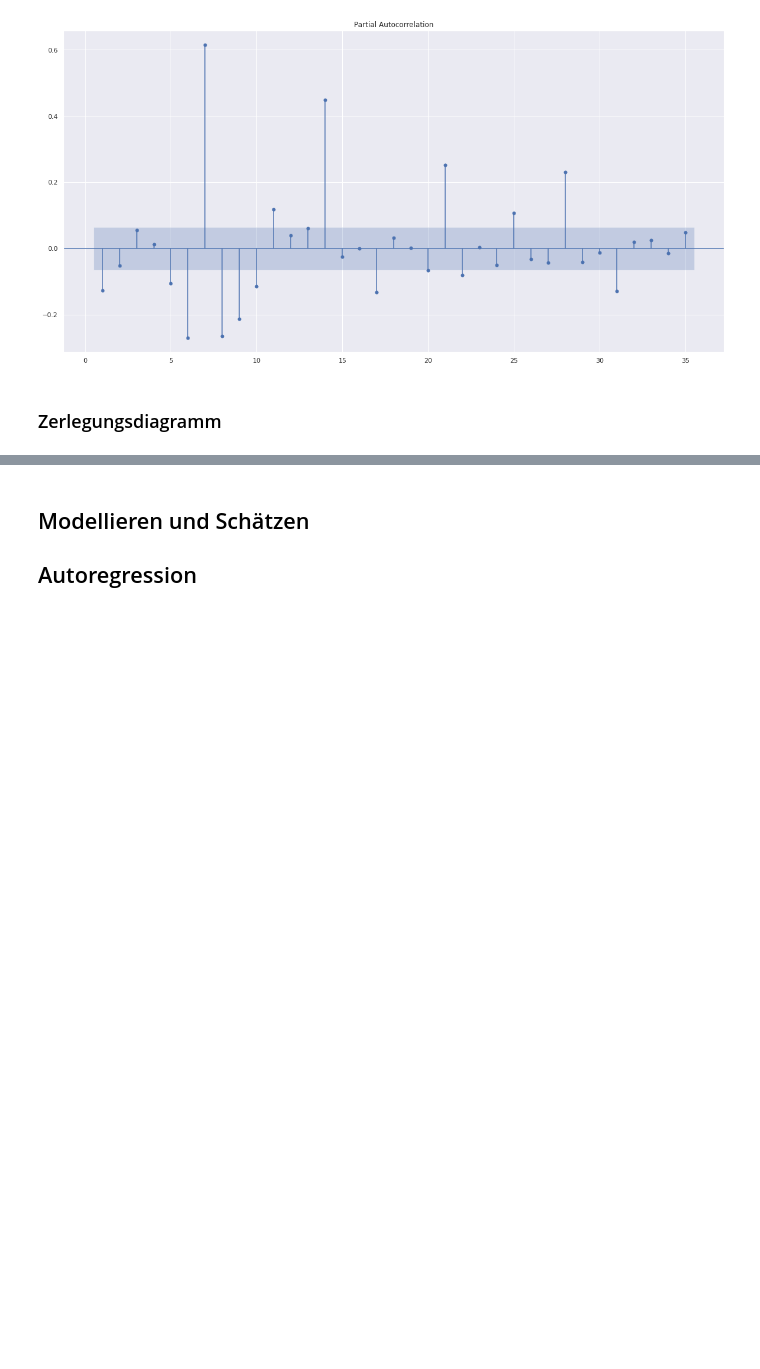
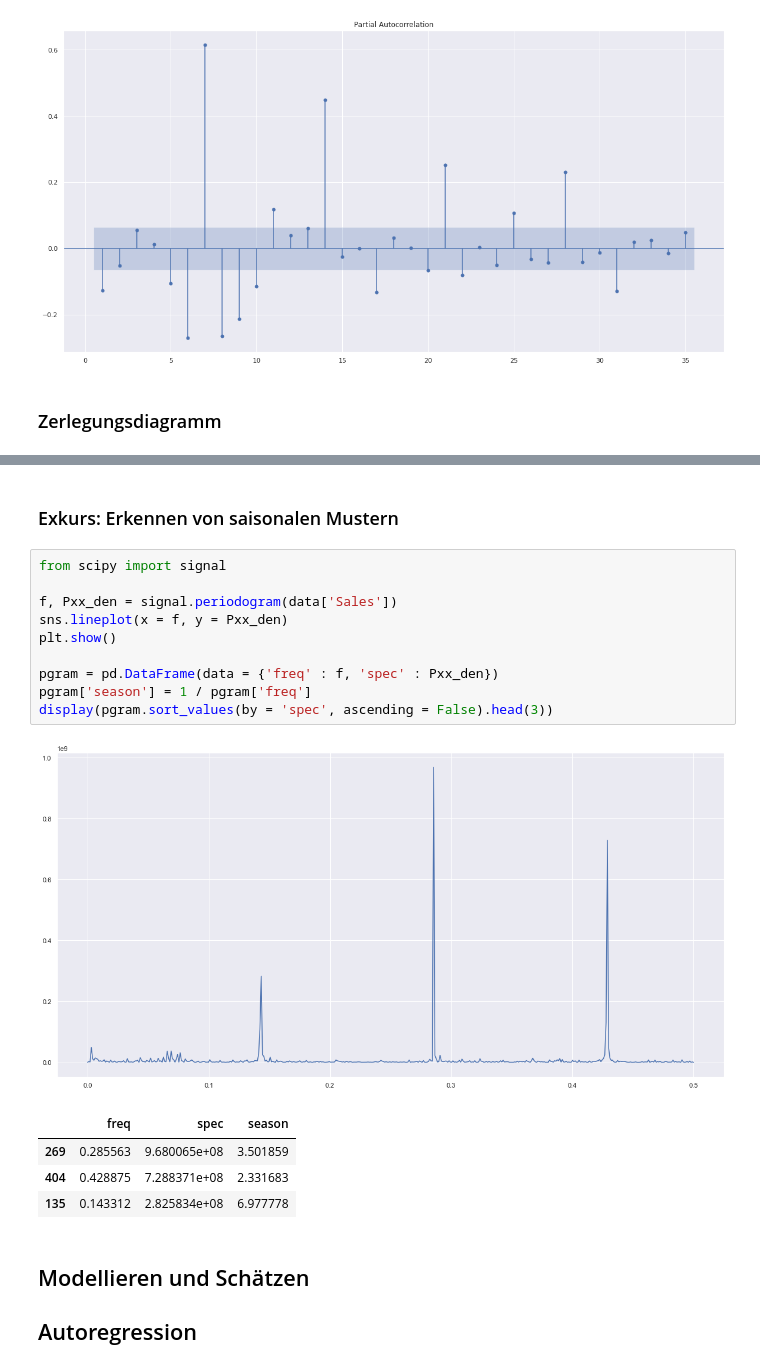
Before and after one commit to schemm/forecasting, a Jupyter notebook: RossmannStoreSales.ipynb, the cells around one changed output, grey strips where cells are left out. Saved outputs shown, nothing was run; the diff lists cells and outputs as text; blank space fills up the shorter version.

Commit message:
added seasonal pattern detection

```diff
--- a/RossmannStoreSales.ipynb
+++ b/RossmannStoreSales.ipynb
@@ -204,3 +186,21 @@ sns.lineplot(data = no_biweekly[0:120])
+# %% [markdown]
+### Exkurs: Erkennen von saisonalen Mustern
+# %%
+from scipy import signal
+
+f, Pxx_den = signal.periodogram(data['Sales'])
+sns.lineplot(x = f, y = Pxx_den)
+plt.show()
+
+pgram = pd.DataFrame(data = {'freq' : f, 'spec' : Pxx_den})
+pgram['season'] = 1 / pgram['freq']
+display(pgram.sort_values(by = 'spec', ascending = False).head(3))
+# %% [output]
+[figure, added]
+|  | freq | spec | season |
+| 269 | 0.285563 | 9.680065e+08 | 3.501859 |
+| 404 | 0.428875 | 7.288371e+08 | 2.331683 |
+| 135 | 0.143312 | 2.825834e+08 | 6.977778 |
 # %% [markdown]
 ## Modellieren und Schätzen
 ## Autoregression
```
Also changed, not shown: parts of 2 cells of this notebook.
